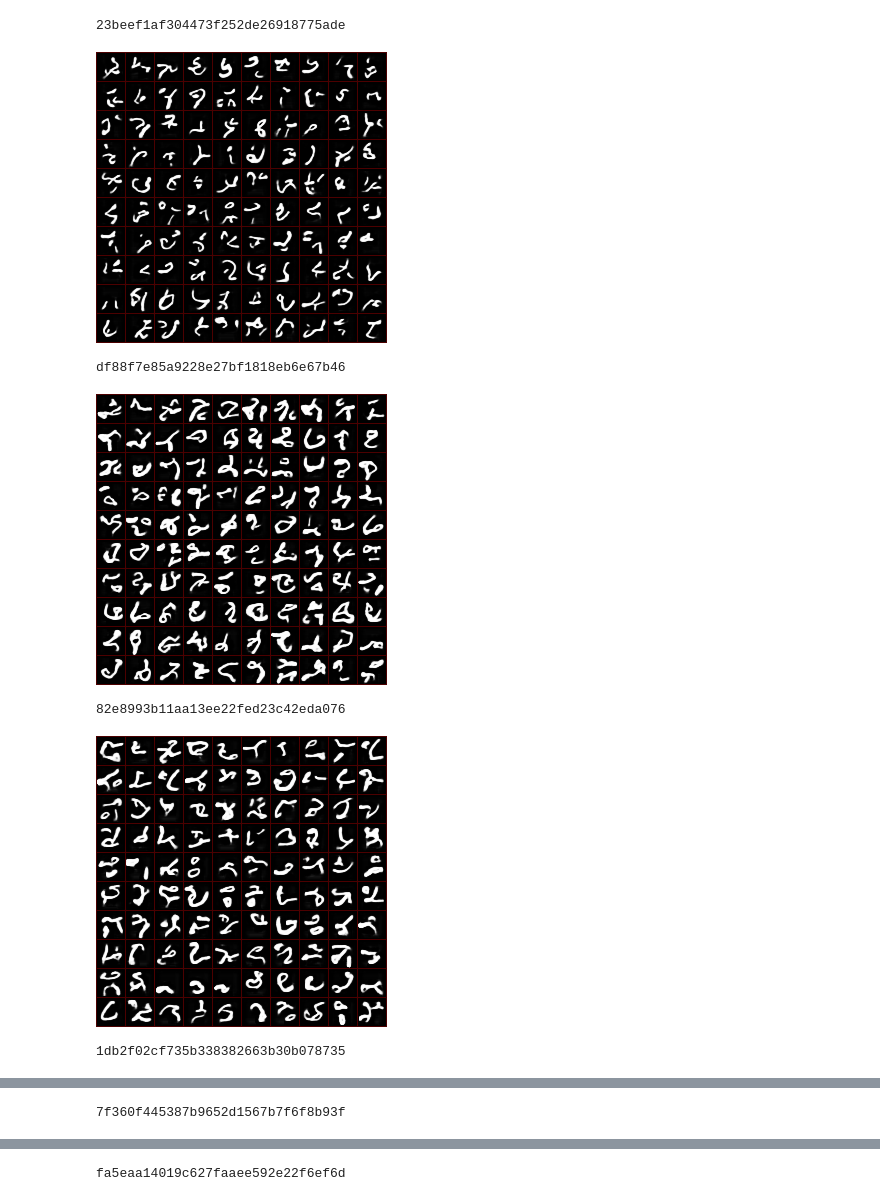
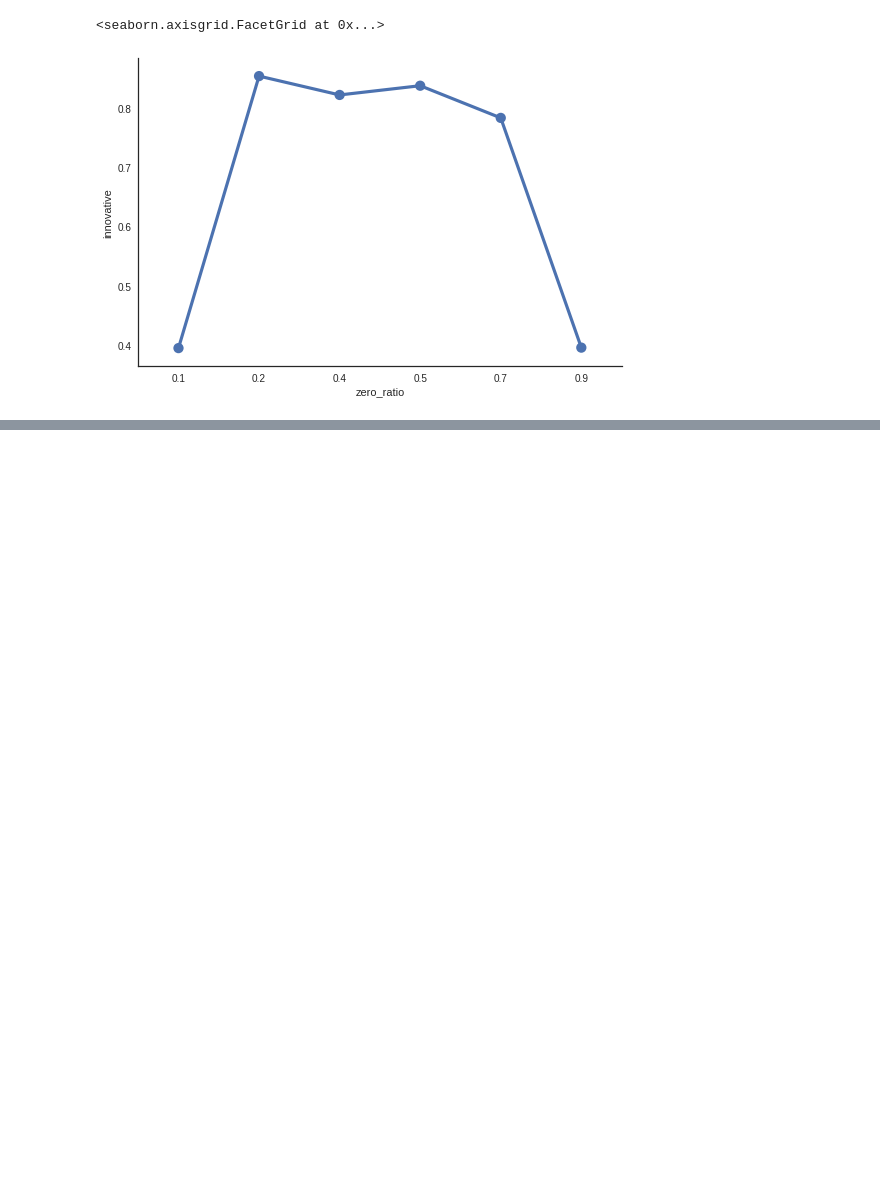
Before and after one commit to mehdidc/out_of_class, a Jupyter notebook: ae/ipynb/analysis.ipynb, the cells around one changed output, grey strips where cells are left out. Cells and saved outputs as stored; diff of their text form; code cells hidden in the pictures; blank space fills up the shorter version.

```diff
--- a/ae/ipynb/analysis.ipynb
+++ b/ae/ipynb/analysis.ipynb
@@ -114,16 +116,11 @@ sns.factorplot(x='stride', y='innovative', data=df, size=5, aspect=1.5)
 # %%
 df = df_full
 df = df[df['sampler'] == 'mnist_deep_kchannel_stride']
 df = df[df['nb_layers']==3]
 df = df[df['stride'] == 1]
 df = df.sort_values(by='zero_ratio')
-sns.factorplot(x='zero_ratio', y='letters_count', data=df, size=5, aspect=1.5)
-show_several(df)
+sns.factorplot(x='zero_ratio', y='innovative', data=df, size=5, aspect=1.5)
+#show_several(df)
 # %% [output]
-23beef1af304473f252de26918775ade
+<seaborn.axisgrid.FacetGrid at 0x...>
-[figure, old version]
+[figure, new version]
-df88f7e85a9228e27bf1818eb6e67b46
-[figure, removed]
-82e8993b11aa13ee22fed23c42eda076
-[figure, removed]
-1db2f02cf735b338382663b30b078735
@@ -131 +126,0 @@ df88f7e85a9228e27bf1818eb6e67b46
-7f360f445387b9652d1567b7f6f8b93f
@@ -133 +126,0 @@ df88f7e85a9228e27bf1818eb6e67b46
-fa5eaa14019c627faaee592e22f6ef6d
```
Also changed, not shown: parts of 8 cells of this notebook, 1 other file.
